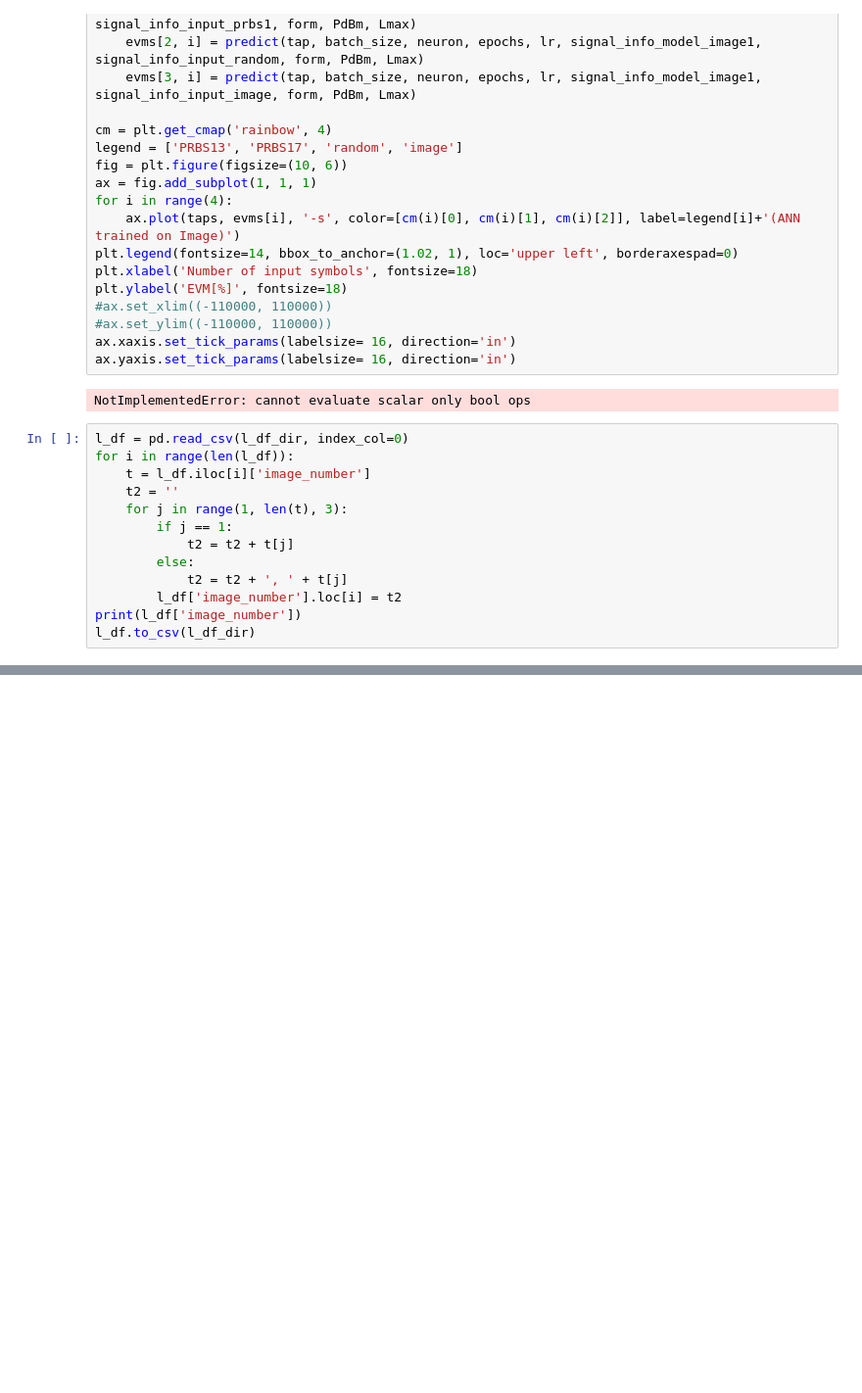
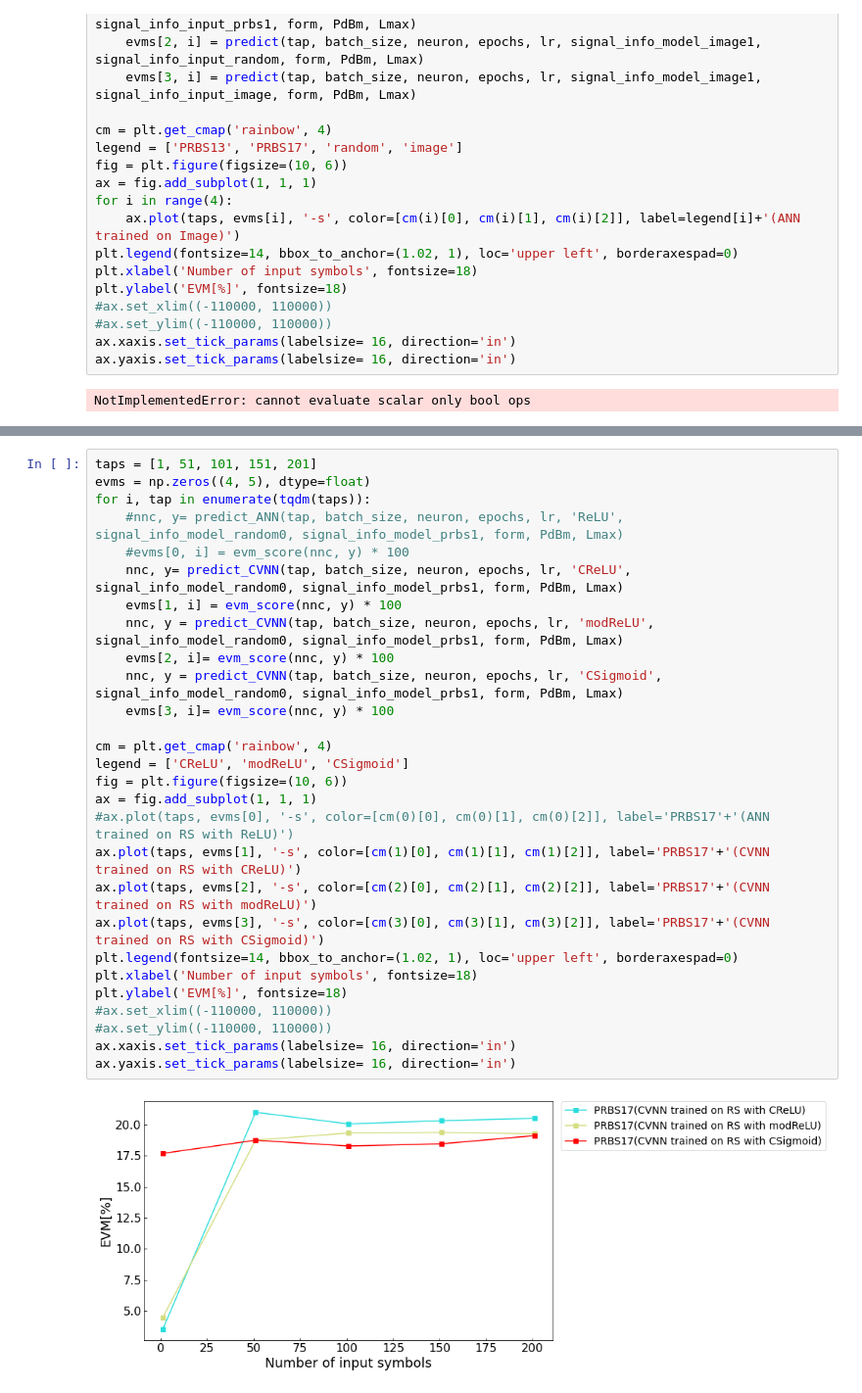
Before and after one commit to n-nooobu/masterthesis, a Jupyter notebook: src/visualization.ipynb, the cells around one changed output, grey strips where cells are left out. Shown at 98% size. Cells and saved outputs as stored; diff of their text form; blank space fills up the shorter version.

```diff
--- a/src/visualization.ipynb
+++ b/src/visualization.ipynb
@@ -620,16 +731,3 @@ ax.xaxis.set_tick_params(labelsize= 16, direction='in')
 ax.yaxis.set_tick_params(labelsize= 16, direction='in')
 # %% [output]
 NotImplementedError: cannot evaluate scalar only bool ops
-# %%
-l_df = pd.read_csv(l_df_dir, index_col=0)
-for i in range(len(l_df)):
-    t = l_df.iloc[i]['image_number']
-    t2 = ''
-    for j in range(1, len(t), 3):
-        if j == 1:
-            t2 = t2 + t[j]
-        else:
-            t2 = t2 + ', ' + t[j]
-        l_df['image_number'].loc[i] = t2
-print(l_df['image_number'])
-l_df.to_csv(l_df_dir)
@@ -641,0 +759,30 @@ Name: image_number, dtype: object
+# %%
+taps = [1, 51, 101, 151, 201]
+evms = np.zeros((4, 5), dtype=float)
+for i, tap in enumerate(tqdm(taps)):
+    #nnc, y= predict_ANN(tap, batch_size, neuron, epochs, lr, 'ReLU', signal_info_model_random0, signal_info_model_prbs1, form, PdBm, Lmax)
+    #evms[0, i] = evm_score(nnc, y) * 100
+    nnc, y= predict_CVNN(tap, batch_size, neuron, epochs, lr, 'CReLU', signal_info_model_random0, signal_info_model_prbs1, form, PdBm, Lmax)
+    evms[1, i] = evm_score(nnc, y) * 100
+    nnc, y = predict_CVNN(tap, batch_size, neuron, epochs, lr, 'modReLU', signal_info_model_random0, signal_info_model_prbs1, form, PdBm, Lmax)
+    evms[2, i]= evm_score(nnc, y) * 100
+    nnc, y = predict_CVNN(tap, batch_size, neuron, epochs, lr, 'CSigmoid', signal_info_model_random0, signal_info_model_prbs1, form, PdBm, Lmax)
+    evms[3, i]= evm_score(nnc, y) * 100
+
+cm = plt.get_cmap('rainbow', 4)
+legend = ['CReLU', 'modReLU', 'CSigmoid']
+fig = plt.figure(figsize=(10, 6))
+ax = fig.add_subplot(1, 1, 1)
+#ax.plot(taps, evms[0], '-s', color=[cm(0)[0], cm(0)[1], cm(0)[2]], label='PRBS17'+'(ANN trained on RS with ReLU)')
+ax.plot(taps, evms[1], '-s', color=[cm(1)[0], cm(1)[1], cm(1)[2]], label='PRBS17'+'(CVNN trained on RS with CReLU)')
+ax.plot(taps, evms[2], '-s', color=[cm(2)[0], cm(2)[1], cm(2)[2]], label='PRBS17'+'(CVNN trained on RS with modReLU)')
+ax.plot(taps, evms[3], '-s', color=[cm(3)[0], cm(3)[1], cm(3)[2]], label='PRBS17'+'(CVNN trained on RS with CSigmoid)')
+plt.legend(fontsize=14, bbox_to_anchor=(1.02, 1), loc='upper left', borderaxespad=0)
+plt.xlabel('Number of input symbols', fontsize=18)
+plt.ylabel('EVM[%]', fontsize=18)
+#ax.set_xlim((-110000, 110000))
+#ax.set_ylim((-110000, 110000))
+ax.xaxis.set_tick_params(labelsize= 16, direction='in')
+ax.yaxis.set_tick_params(labelsize= 16, direction='in')
+# %% [output]
+[figure, added]
```
Also changed, not shown: parts of 19 cells of this notebook, 1 other file.
